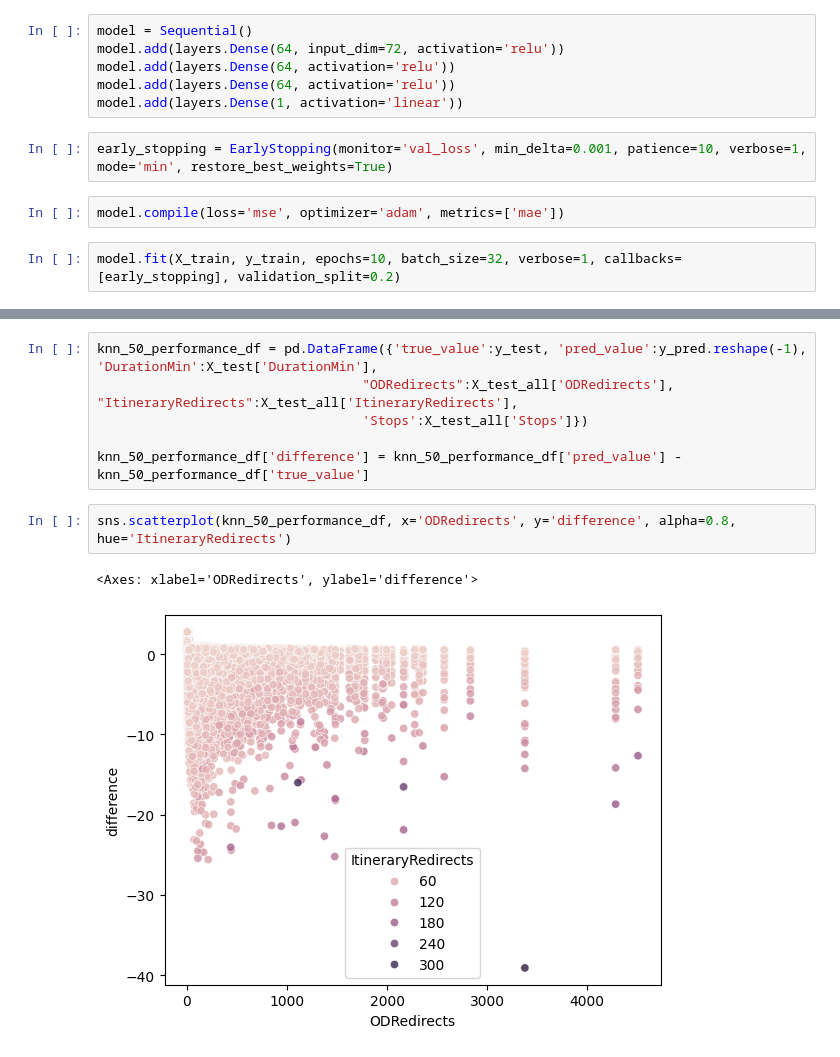
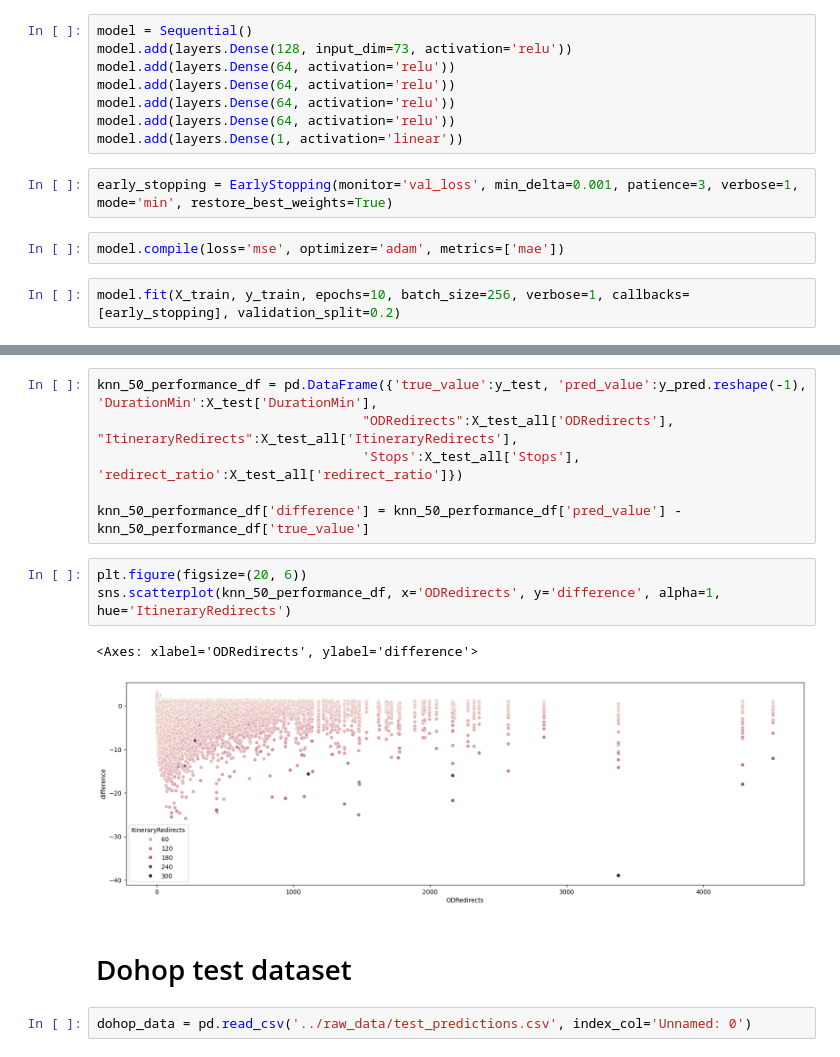
Before and after one commit to LaGenace/OptiFlyAi, a Jupyter notebook: Notebooks/ant_december_model.ipynb, the cells around one changed output, grey strips where cells are left out. Drawn from its saved outputs; the diff is of its cells as text.

```diff
--- a/Notebooks/ant_december_model.ipynb
+++ b/Notebooks/ant_december_model.ipynb
@@ -166,14 +213,16 @@ from tensorflow.keras import layers, Sequential
 # %%
 model = Sequential()
-model.add(layers.Dense(64, input_dim=72, activation='relu'))
+model.add(layers.Dense(128, input_dim=73, activation='relu'))
+model.add(layers.Dense(64, activation='relu'))
+model.add(layers.Dense(64, activation='relu'))
 model.add(layers.Dense(64, activation='relu'))
 model.add(layers.Dense(64, activation='relu'))
 model.add(layers.Dense(1, activation='linear'))
 # %%
-early_stopping = EarlyStopping(monitor='val_loss', min_delta=0.001, patience=10, verbose=1, mode='min', restore_best_weights=True)
+early_stopping = EarlyStopping(monitor='val_loss', min_delta=0.001, patience=3, verbose=1, mode='min', restore_best_weights=True)
 # %%
 model.compile(loss='mse', optimizer='adam', metrics=['mae'])
 # %%
-model.fit(X_train, y_train, epochs=10, batch_size=32, verbose=1, callbacks=[early_stopping], validation_split=0.2)
+model.fit(X_train, y_train, epochs=10, batch_size=256, verbose=1, callbacks=[early_stopping], validation_split=0.2)
 # %% [output]
 Epoch 1/10
@@ -221,11 +266,16 @@ array([2.76645, 2.76645, 2.76645, ..., 2.76645, 2.76645, 2.76645],
 # %%
 knn_50_performance_df = pd.DataFrame({'true_value':y_test, 'pred_value':y_pred.reshape(-1), 'DurationMin':X_test['DurationMin'],
                                   "ODRedirects":X_test_all['ODRedirects'], "ItineraryRedirects":X_test_all['ItineraryRedirects'],
-                                  'Stops':X_test_all['Stops']})
+                                  'Stops':X_test_all['Stops'], 'redirect_ratio':X_test_all['redirect_ratio']})
 
 knn_50_performance_df['difference'] = knn_50_performance_df['pred_value'] - knn_50_performance_df['true_value']
 # %%
-sns.scatterplot(knn_50_performance_df, x='ODRedirects', y='difference', alpha=0.8, hue='ItineraryRedirects')
+plt.figure(figsize=(20, 6))
+sns.scatterplot(knn_50_performance_df, x='ODRedirects', y='difference', alpha=1, hue='ItineraryRedirects')
 # %% [output]
 <Axes: xlabel='ODRedirects', ylabel='difference'>
-[figure, old version]
+[figure, new version]
+# %% [markdown]
+# Dohop test dataset
+# %%
+dohop_data = pd.read_csv('../raw_data/test_predictions.csv', index_col='Unnamed: 0')
```
Also changed, not shown: parts of 33 cells of this notebook.
